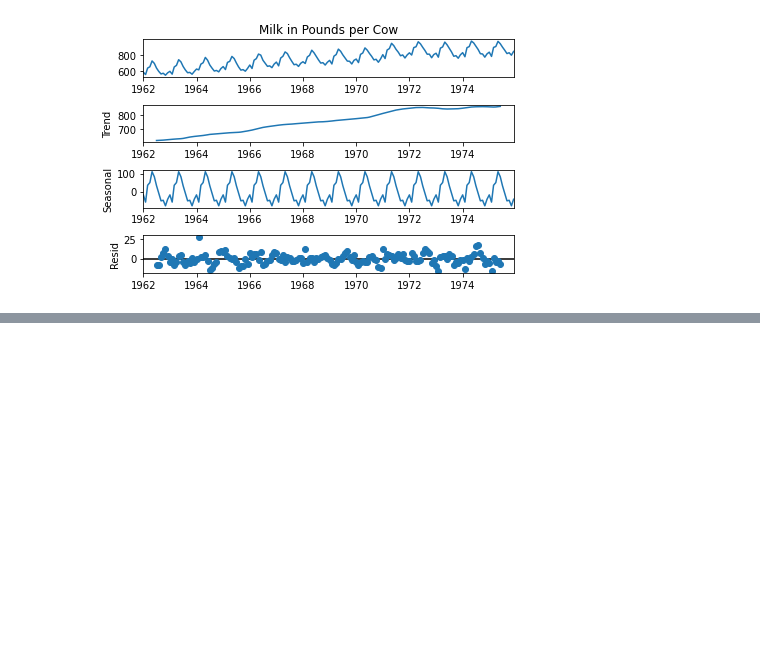
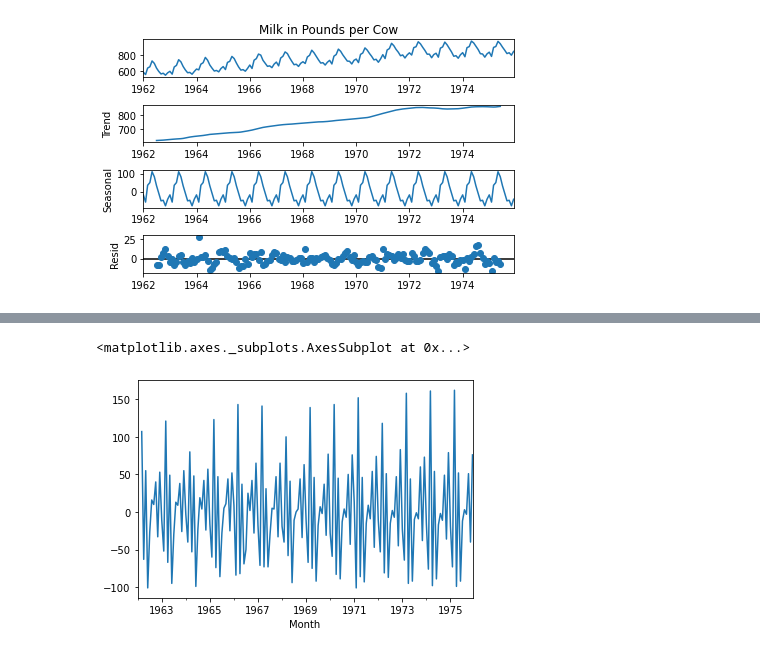
Before and after one commit to DenilsonDesigns/StockAnalysisJupyterNoteBooks, a Jupyter notebook: notebooks/arima.ipynb, the cells around one changed output, grey strips where cells are left out. Drawn from its saved outputs; the diff is of its cells as text; code cells hidden in the pictures; blank space fills up the shorter version.

```diff
--- a/notebooks/arima.ipynb
+++ b/notebooks/arima.ipynb
@@ -118,0 +179,2 @@ decomp.plot();
+# %%
+df['Milk Second Difference'] = df['First Difference'] - df['First Difference'].shift(1)
@@ -118,0 +192,5 @@ decomp.plot();
+# %%
+df['Milk Second Difference'].plot()
+# %% [output]
+<matplotlib.axes._subplots.AxesSubplot at 0x...>
+[figure, added]
```
Also changed, not shown: parts of 20 cells of this notebook.
